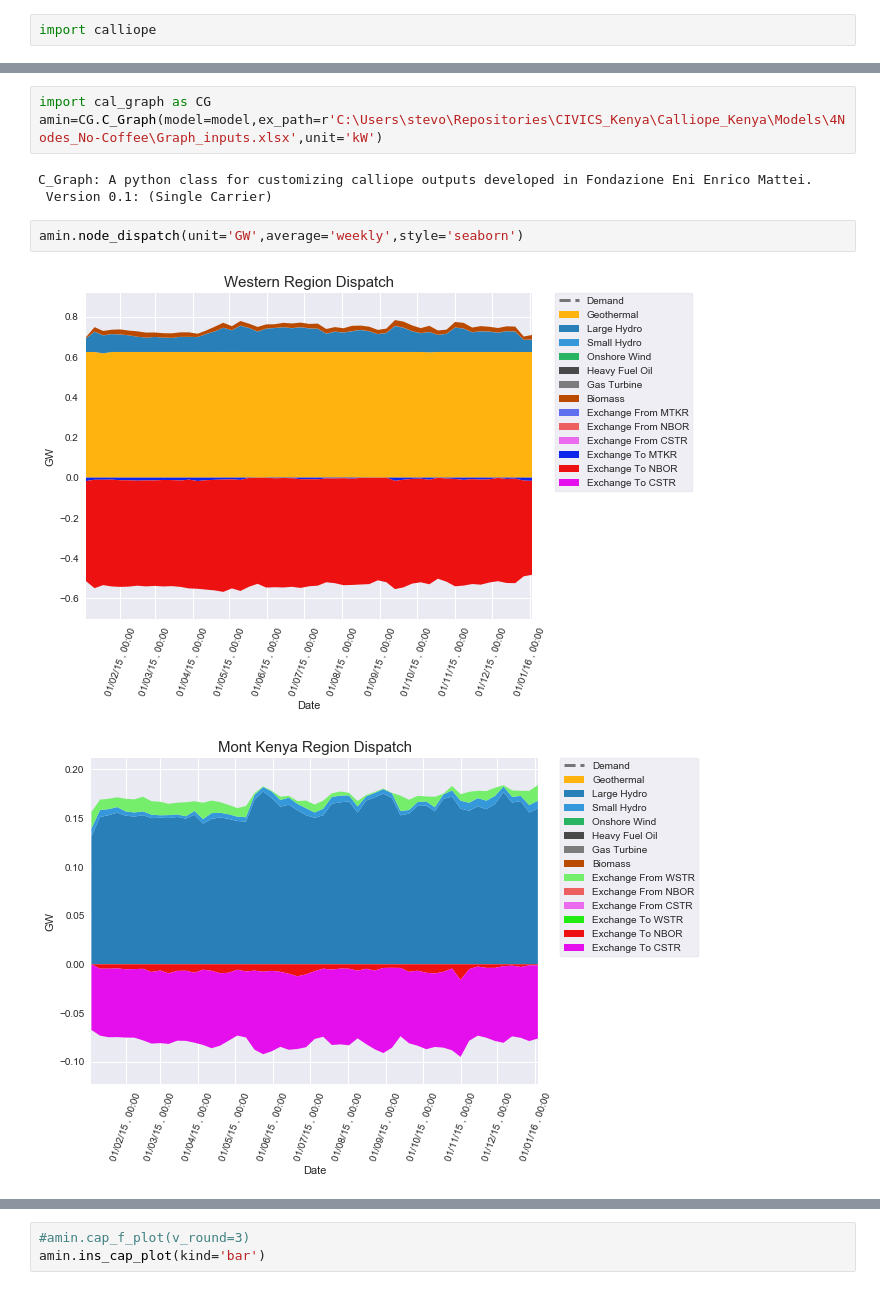
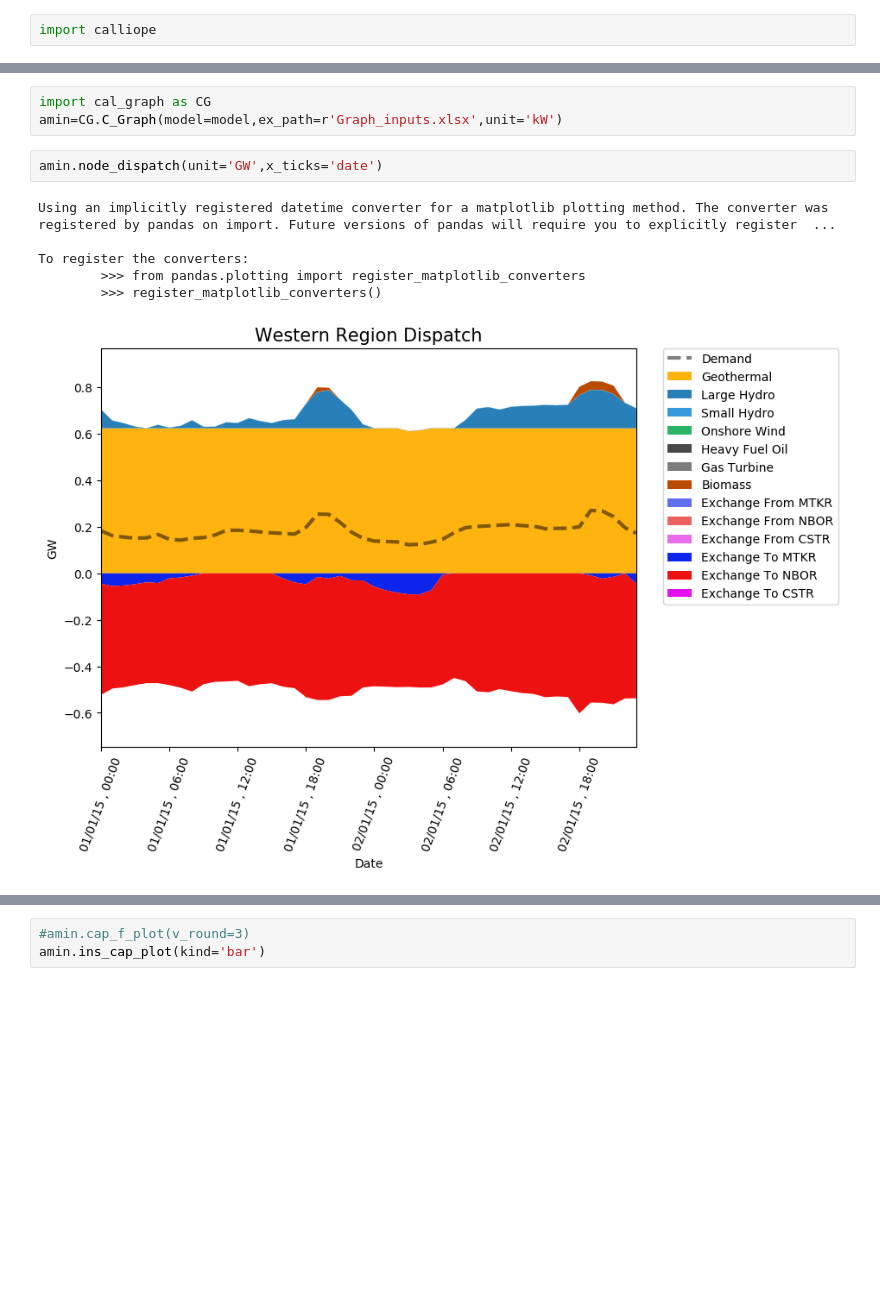
Before and after one commit to FEEM-Africa-REP/CIVICS, a Jupyter notebook: Calliope_Kenya/Models/4Nodes_No-Coffee/Kenya_2015_ICE_NB.ipynb, the cells around one changed output, grey strips where cells are left out. Drawn from its saved outputs; the diff is of its cells as text; blank space fills up the shorter version.

```diff
--- a/Calliope_Kenya/Models/4Nodes_No-Coffee/Kenya_2015_ICE_NB.ipynb
+++ b/Calliope_Kenya/Models/4Nodes_No-Coffee/Kenya_2015_ICE_NB.ipynb
@@ -28,11 +28,12 @@ WARNING: DEPRECATED: The default domain for Param objects is 'Any'.  However,
 # %%
 import cal_graph as CG
-amin=CG.C_Graph(model=model,ex_path=r'C:\Users\stevo\Repositories\CIVICS_Kenya\Calliope_Kenya\Models\4Nodes_No-Coffee\Graph_inputs.xlsx',unit='kW')
+amin=CG.C_Graph(model=model,ex_path=r'Graph_inputs.xlsx',unit='kW')
-# %% [output]
-C_Graph: A python class for customizing calliope outputs developed in Fondazione Eni Enrico Mattei.
- Version 0.1: (Single Carrier)
 # %%
-amin.node_dispatch(unit='GW',average='weekly',style='seaborn')
+amin.node_dispatch(unit='GW',x_ticks='date')
 # %% [output]
+Using an implicitly registered datetime converter for a matplotlib plotting method. The converter was registered by pandas on import. Future versions of pandas will require you to explicitly register  ...
+
+To register the converters:
+        >>> from pandas.plotting import register_matplotlib_converters
+        >>> register_matplotlib_converters()
-[figure, old version]
+[figure, new version]
-[figure, removed]
```
Also changed, not shown: parts of 11 cells of this notebook, 7 other files.
